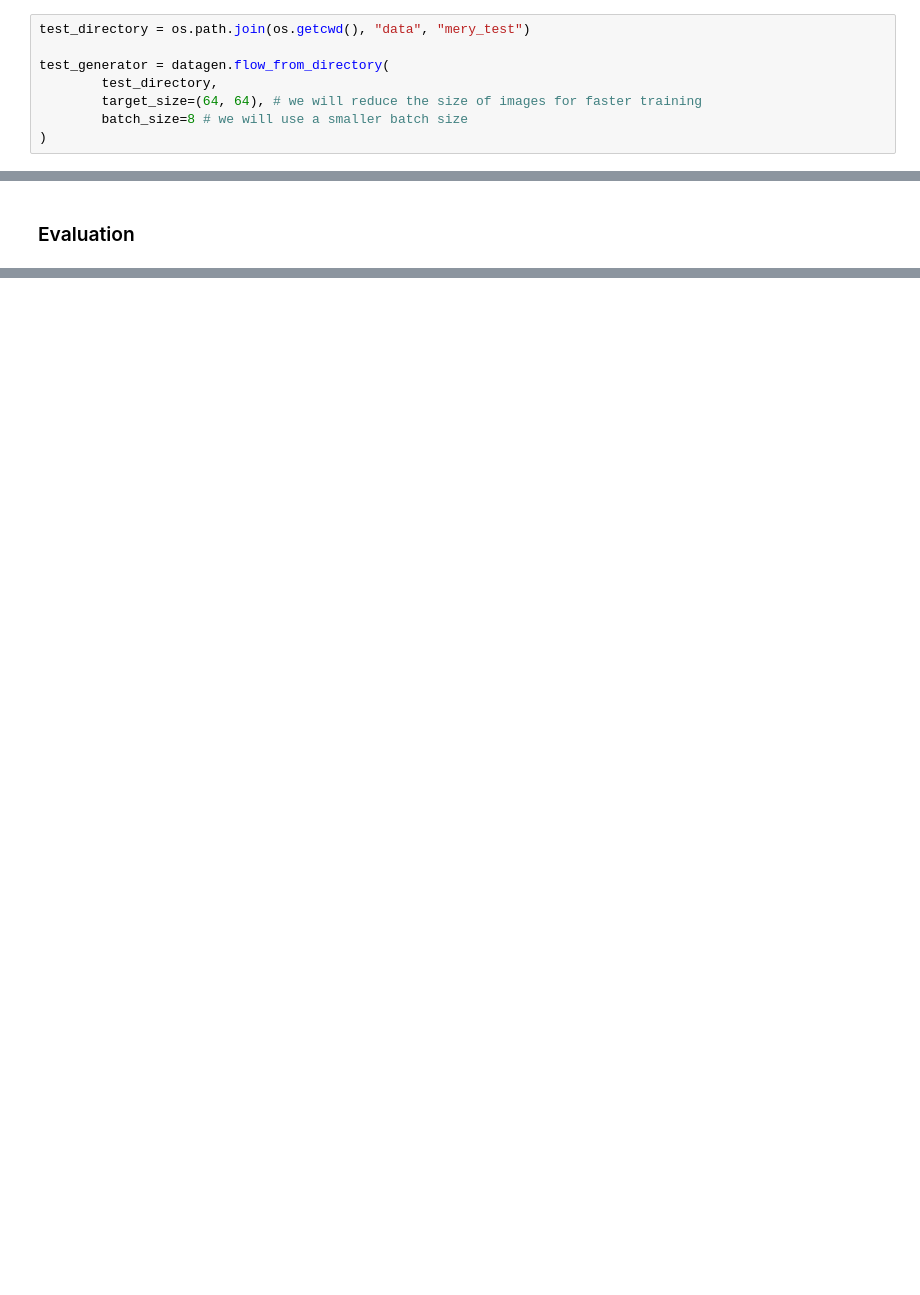
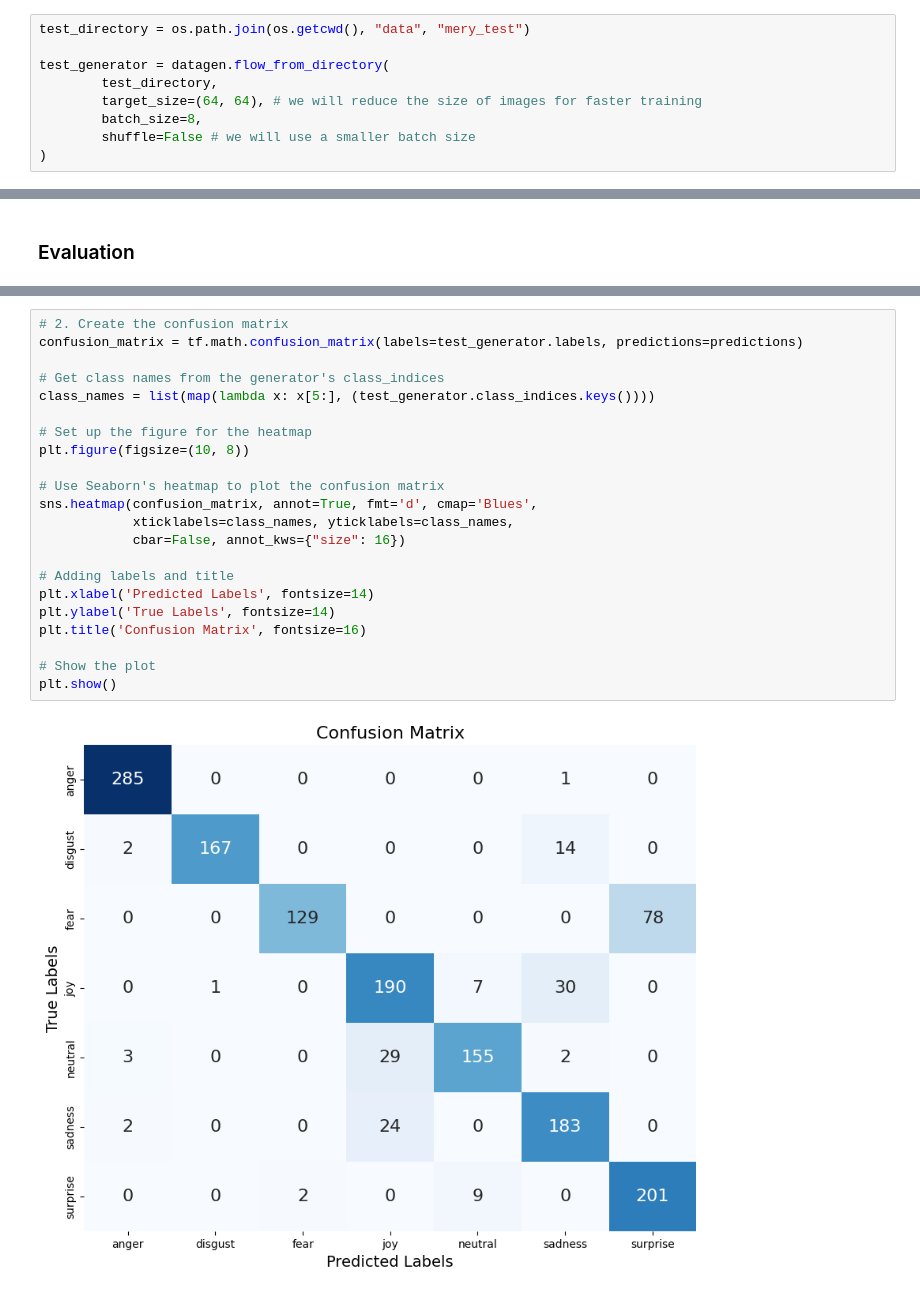
Before and after one commit to christian-arndt/repo_men, a Jupyter notebook: homeworks/homework_3/emotion_classifier.ipynb, the cells around one changed output, grey strips where cells are left out. Cells and saved outputs as stored; diff of their text form; blank space fills up the shorter version.

```diff
--- a/homeworks/homework_3/emotion_classifier.ipynb
+++ b/homeworks/homework_3/emotion_classifier.ipynb
@@ -156,7 +159,8 @@ test_directory = os.path.join(os.getcwd(), "data", "mery_test")
 test_generator = datagen.flow_from_directory(
         test_directory,
         target_size=(64, 64), # we will reduce the size of images for faster training
-        batch_size=8 # we will use a smaller batch size
+        batch_size=8,
+        shuffle=False # we will use a smaller batch size
 )
 # %% [output]
 Found 1514 images belonging to 7 classes.
@@ -225,0 +234,24 @@ Test Accuracy: 0.8875661492347717
+# %%
+# 2. Create the confusion matrix
+confusion_matrix = tf.math.confusion_matrix(labels=test_generator.labels, predictions=predictions)
+
+# Get class names from the generator's class_indices
+class_names = list(map(lambda x: x[5:], (test_generator.class_indices.keys())))
+
+# Set up the figure for the heatmap
+plt.figure(figsize=(10, 8))
+
+# Use Seaborn's heatmap to plot the confusion matrix
+sns.heatmap(confusion_matrix, annot=True, fmt='d', cmap='Blues',
+            xticklabels=class_names, yticklabels=class_names,
+            cbar=False, annot_kws={"size": 16})
+
+# Adding labels and title
+plt.xlabel('Predicted Labels', fontsize=14)
+plt.ylabel('True Labels', fontsize=14)
+plt.title('Confusion Matrix', fontsize=16)
+
+# Show the plot
+plt.show()
+# %% [output]
+[figure, added]
```
Also changed, not shown: parts of 4 cells of this notebook.
